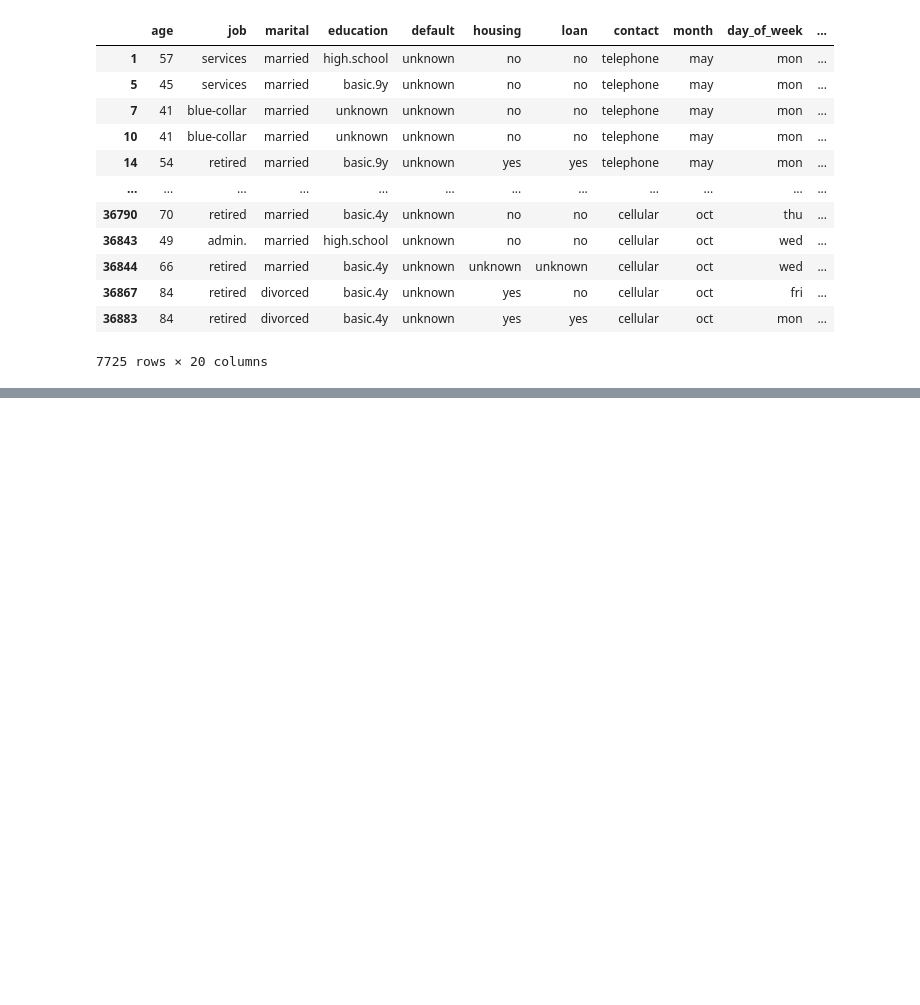
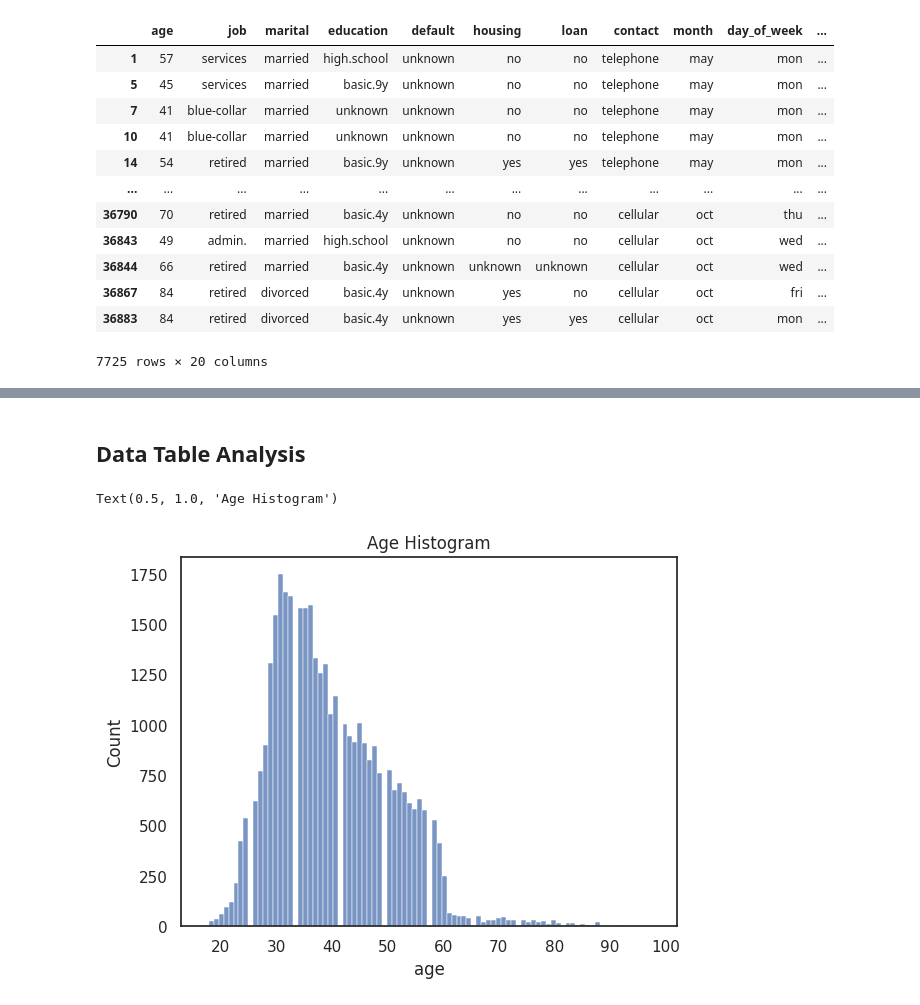
Before and after one commit to josegabrielguerrero26/CSE450-machinelearning, a Jupyter notebook: notebooks/starter_bankproject.ipynb, the cells around one changed output, grey strips where cells are left out. Cells and saved outputs as stored; diff of their text form; code cells hidden in the pictures; blank space fills up the shorter version.

```diff
--- a/notebooks/starter_bankproject.ipynb
+++ b/notebooks/starter_bankproject.ipynb
@@ -113,0 +143,5 @@ dtype: int64
+# %%
+# most common imputed
+
+df_im = df.apply(lambda x: x.fillna(x.value_counts().index[0]))
+df_im.head(10)
@@ -113,0 +160,5 @@ dtype: int64
+# %%
+# label encoded values of the "marital" column
+
+df_im['marital'] = df_im['marital'].astype('category')
+df_im['marital_Encoded'] = df_im['marital'].cat.codes
@@ -113,0 +178,10 @@ dtype: int64
+# %% [markdown]
+## Data Table Analysis
+# %%
+sns.set()
+sns.set_style('white')
+graph1=sns.histplot(data=df_im, x='age', bins='auto')#hue='species'
+graph1.set_title("Age Histogram")
+# %% [output]
+Text(0.5, 1.0, 'Age Histogram')
+[figure, added]
```
Also changed, not shown: parts of 10 cells of this notebook.
